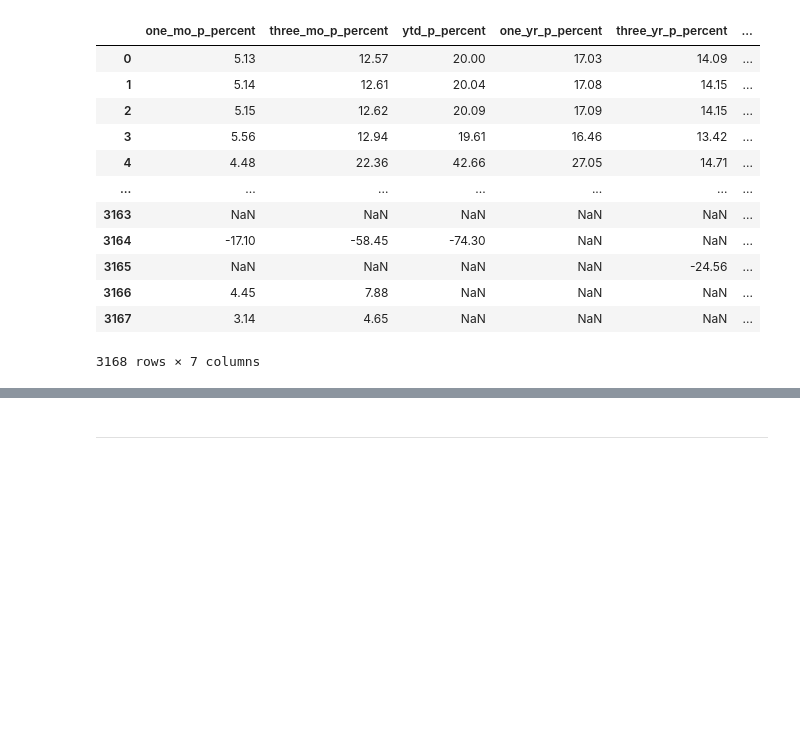
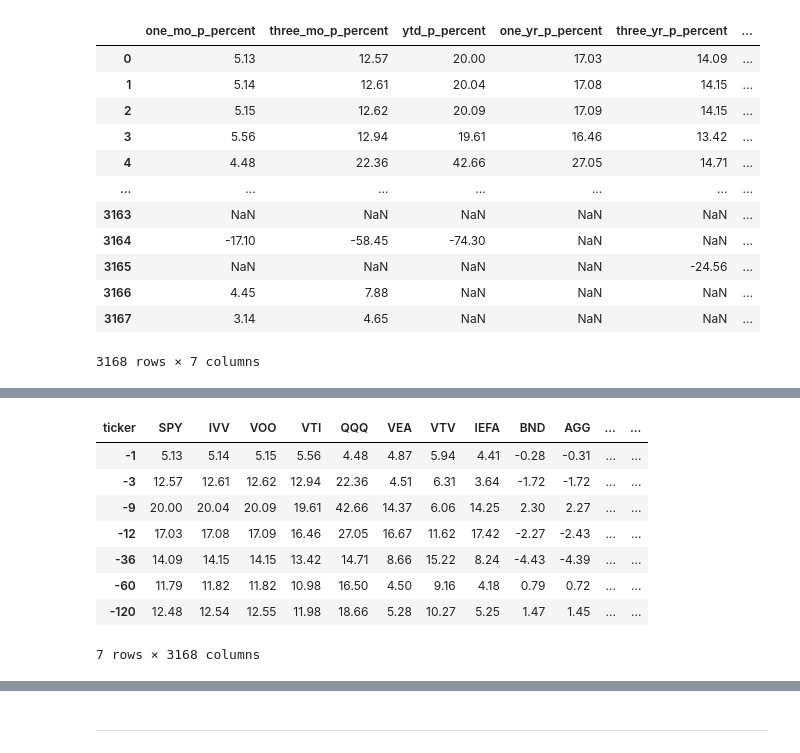
Before and after one commit to KrisLief/da_capstone_group3, a Jupyter notebook: Team3_App/data/yf_yq.ipynb, the cells around one changed output, grey strips where cells are left out. Cells and saved outputs as stored; diff of their text form; code cells hidden in the pictures; blank space fills up the shorter version.

```diff
--- a/Team3_App/data/yf_yq.ipynb
+++ b/Team3_App/data/yf_yq.ipynb
@@ -60,0 +83,14 @@ for i in performance:
+# %%
+
+performance.columns = df.ticker
+performance.head(8)
+# %% [output]
+| ticker | SPY | IVV | VOO | VTI | QQQ | VEA | VTV | IEFA | BND | AGG | ... | ... |
+| -1 | 5.13 | 5.14 | 5.15 | 5.56 | 4.48 | 4.87 | 5.94 | 4.41 | -0.28 | -0.31 | ... | ... |
+| -3 | 12.57 | 12.61 | 12.62 | 12.94 | 22.36 | 4.51 | 6.31 | 3.64 | -1.72 | -1.72 | ... | ... |
+| -9 | 20.00 | 20.04 | 20.09 | 19.61 | 42.66 | 14.37 | 6.06 | 14.25 | 2.30 | 2.27 | ... | ... |
+| -12 | 17.03 | 17.08 | 17.09 | 16.46 | 27.05 | 16.67 | 11.62 | 17.42 | -2.27 | -2.43 | ... | ... |
+| -36 | 14.09 | 14.15 | 14.15 | 13.42 | 14.71 | 8.66 | 15.22 | 8.24 | -4.43 | -4.39 | ... | ... |
+| -60 | 11.79 | 11.82 | 11.82 | 10.98 | 16.50 | 4.50 | 9.16 | 4.18 | 0.79 | 0.72 | ... | ... |
+| -120 | 12.48 | 12.54 | 12.55 | 11.98 | 18.66 | 5.28 | 10.27 | 5.25 | 1.47 | 1.45 | ... | ... |
+7 rows × 3168 columns
```
Also changed, not shown: parts of 53 cells of this notebook, 4 other files.
